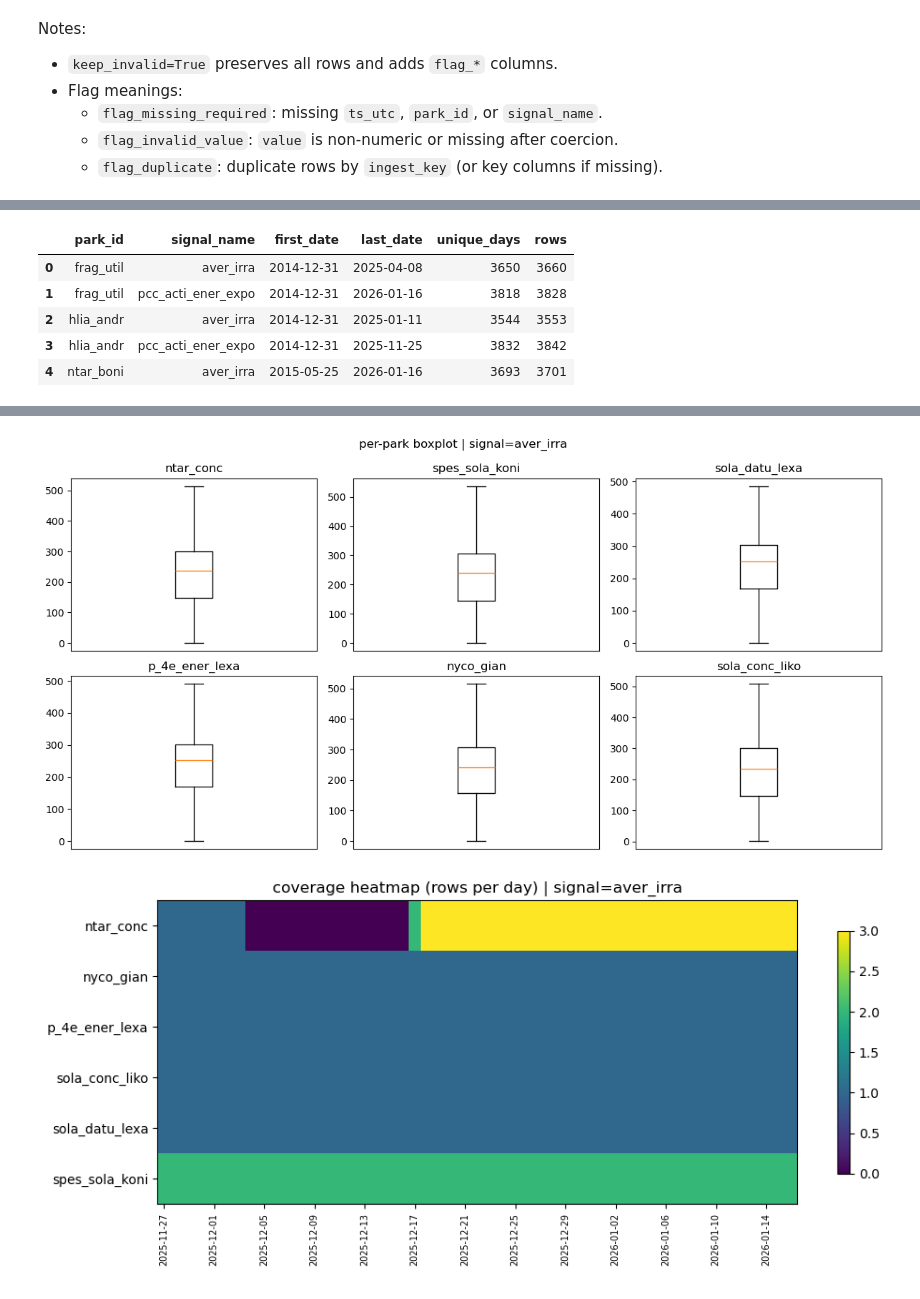
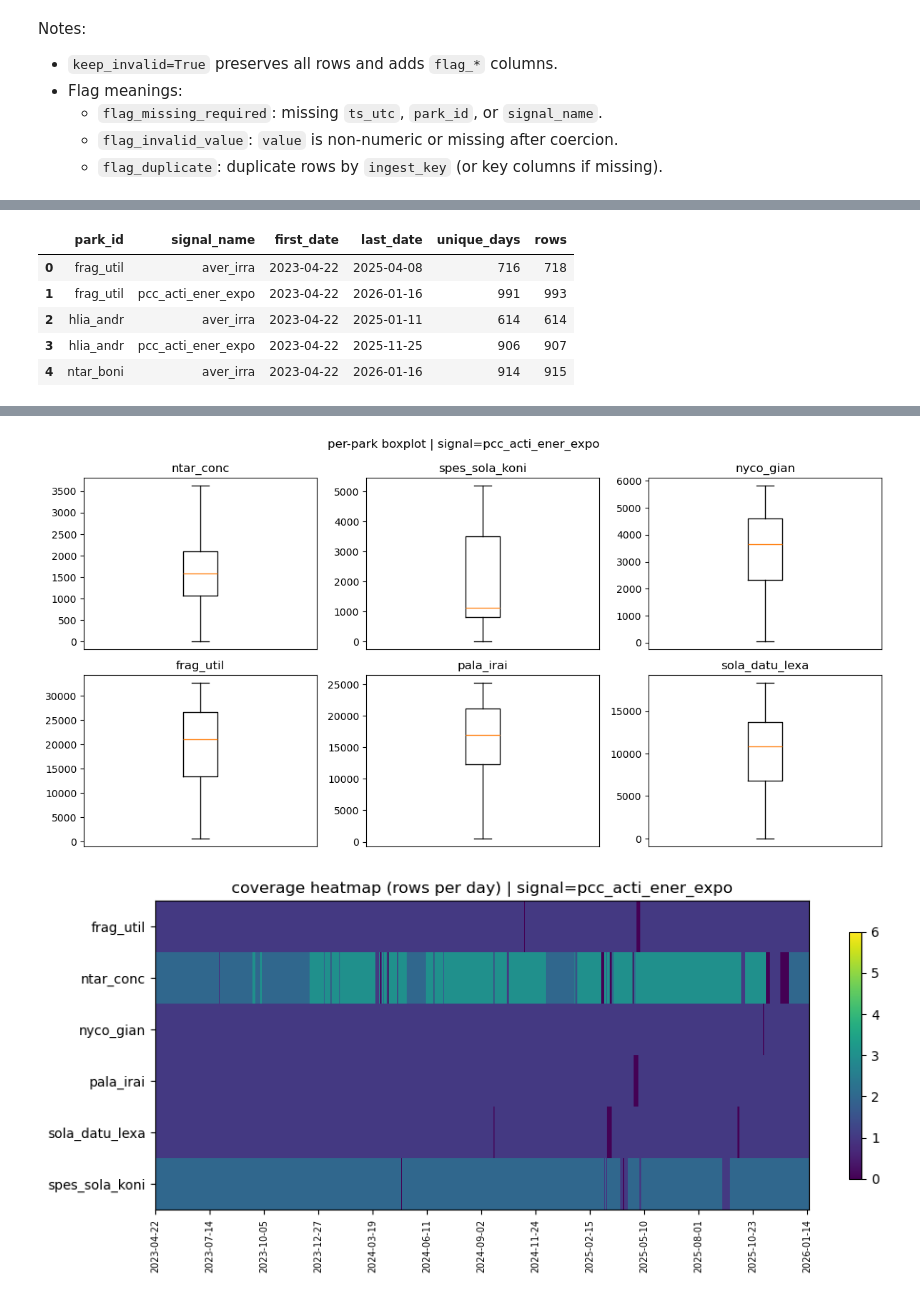
Before and after one commit to steliosvliaros/daily_avg_pv_kpi_heatmap, a Jupyter notebook: notebooks/01_prototype_pvgis_pi_heatmap.ipynb, the cells around one changed output, grey strips where cells are left out. Drawn from its saved outputs; the diff is of its cells as text; code cells hidden in the pictures.

```diff
--- a/notebooks/01_prototype_pvgis_pi_heatmap.ipynb
+++ b/notebooks/01_prototype_pvgis_pi_heatmap.ipynb
@@ -389,8 +393,11 @@ if stage_path and Path(stage_path).exists():
         df_stage,
         spie.EdaConfig(
             plot_kinds=["timeseries", "hist", "box", "coverage"],
-            max_days=50,
-            max_parks=6
+            max_days=1000,  # Filter to last 50 days (applies to ALL plots/stats)
+            max_parks=6,  # Show 6 parks per signal grid
+            max_signals=2,  # Plot only 2 most common signals (all 4 plot types each)
+            # focus_signal="pcc_acti_energy_expo",  # Uncomment to plot specific signal
+            # focus_signals=["aver_irra", "pcc_acti_energy_expo"],  # Or multiple signals
         )
     )
     print(eda_outputs["overview"])
@@ -413,6 +420,6 @@ else:
 |  | park_id | signal_name | first_date | last_date | unique_days | rows |
-| 0 | frag_util | aver_irra | 2014-12-31 | 2025-04-08 | 3650 | 3660 |
-| 1 | frag_util | pcc_acti_ener_expo | 2014-12-31 | 2026-01-16 | 3818 | 3828 |
-| 2 | hlia_andr | aver_irra | 2014-12-31 | 2025-01-11 | 3544 | 3553 |
-| 3 | hlia_andr | pcc_acti_ener_expo | 2014-12-31 | 2025-11-25 | 3832 | 3842 |
-| 4 | ntar_boni | aver_irra | 2015-05-25 | 2026-01-16 | 3693 | 3701 |
+| 0 | frag_util | aver_irra | 2023-04-22 | 2025-04-08 | 716 | 718 |
+| 1 | frag_util | pcc_acti_ener_expo | 2023-04-22 | 2026-01-16 | 991 | 993 |
+| 2 | hlia_andr | aver_irra | 2023-04-22 | 2025-01-11 | 614 | 614 |
+| 3 | hlia_andr | pcc_acti_ener_expo | 2023-04-22 | 2025-11-25 | 906 | 907 |
+| 4 | ntar_boni | aver_irra | 2023-04-22 | 2026-01-16 | 914 | 915 |
@@ -421,2 +428,2 @@ else:
-[figure, old version]
+[figure, new version]
-[figure, old version]
+[figure, new version]
```
Also changed, not shown: parts of 9 cells of this notebook, 2 other files.
